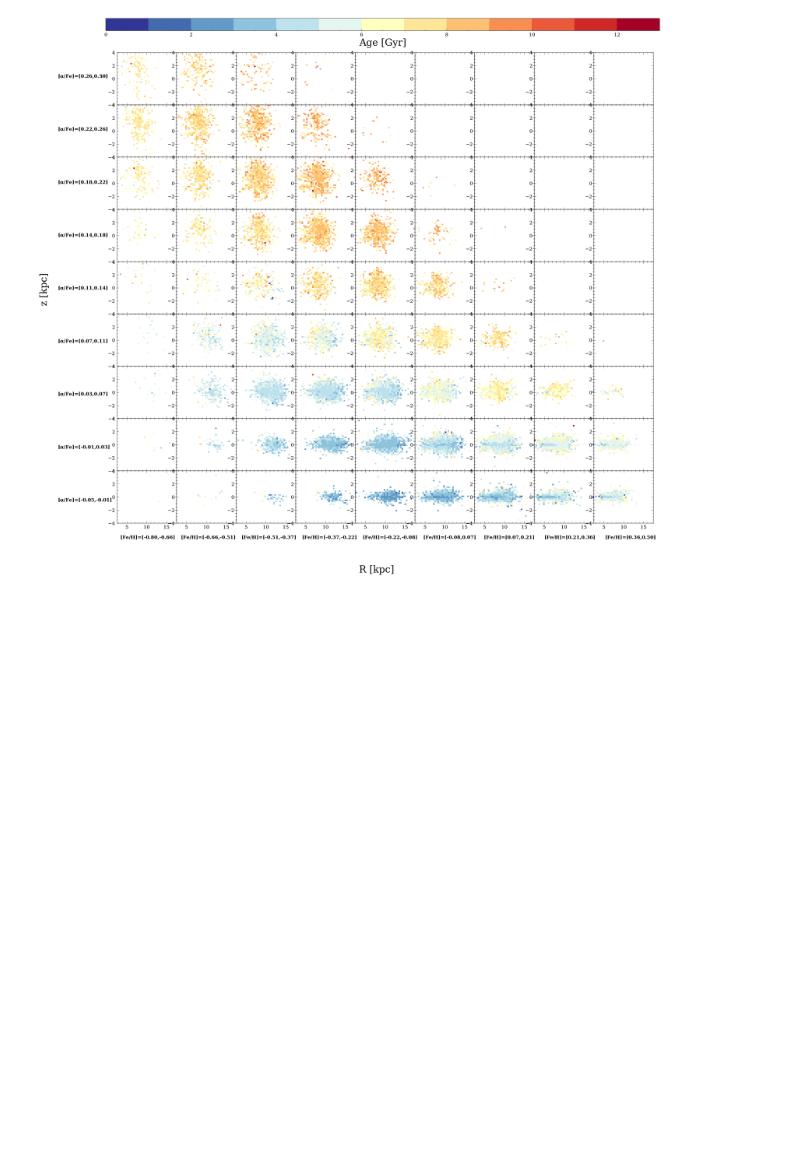
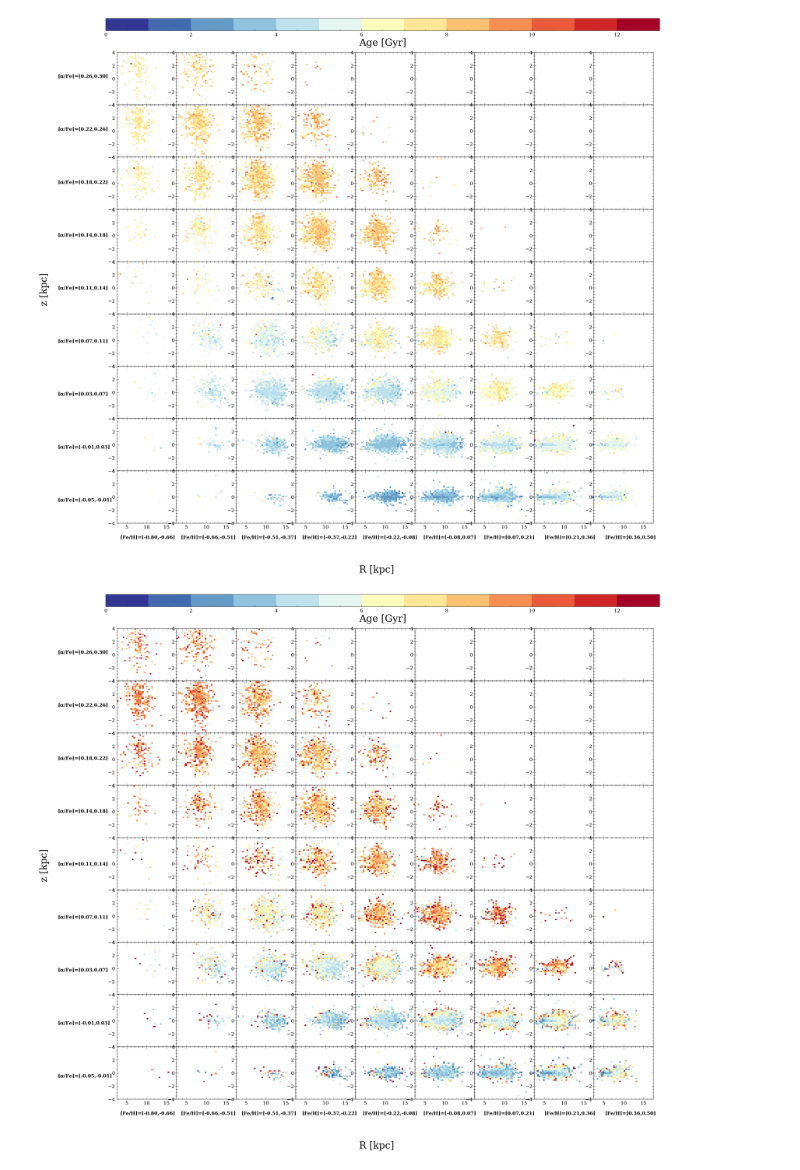
Before and after one commit to lyx12311/HighAlpha, a Jupyter notebook: CompAges.ipynb, the cells around one changed output. Saved outputs shown, nothing was run; the diff lists cells and outputs as text; code cells hidden in the pictures; blank space fills up the shorter version.

```diff
--- a/CompAges.ipynb
+++ b/CompAges.ipynb
@@ -196,3 +215,82 @@ for i in range(10-1):
              fontsize=25, fontweight='bold')
 # %% [output]
 [figure]
+# %%
+from scipy.ndimage import gaussian_filter
+
+#Febin=np.linspace(-0.8,0.5,10)
+#alpha=np.linspace(0.3,-0.05,10)
+Febin=np.linspace(-0.8,0.5,10)
+alpha=np.linspace(0.3,-0.05,10)
+
+#plt.figure(figsize=(len(Febin)*10-10,len(alpha)*10-10))
+
+x1,x2,y1,y2 = 2.5,17.5,-4,4
+lims = [x1,x2,y1,y2]
+lims = np.array(lims)
+binnum = 40
+
+#df_CM=df_CM.loc[df_CM['Age_err']<5]
+print(len(cmage))
+
+fig, axarr = plt.subplots(len(alpha)-1,len(Febin)-1,gridspec_kw={'hspace': 0, 'wspace': 0},
+                          figsize=(len(Febin)*5,len(alpha)*5-5))
+count=0
+
+for i in range(len(alpha)-1):
+    print(i/(len(alpha)-1))
+    clear_output(wait = True)
+
+    df_all=cmage.loc[cmage['ALPHA_M']>alpha[i+1]]
+    df_all=df_all.loc[df_all['ALPHA_M']<alpha[i]]
+    #print(len(df_all))
+
+    for j in trange(len(Febin)-1):
+        df_all_z=df_all.loc[(df_all['M_H'])>Febin[j]]
+        df_all_z=df_all_z.loc[(df_all_z['M_H'])<Febin[j+1]]
+
+        #print(len(df_all_z))
+        image=makeagemap_each(df_all_z['R'].values,df_all_z['z'].values,
+                df_all_z['Age'].values,lims, binnum)
+
+
+        cmap1 = plt.cm.get_cmap('RdYlBu_r',13)
+        cmap1.set_bad('white',1.)
+
+        x1m,x2m,y1m,y2m = lims[0], lims[1], lims[2], lims[3]
+
+        im=axarr[i,j].imshow(image.T, interpolation="nearest" ,aspect = 'auto',origin = 'lower',
+                   extent = (x1m,x2m, y1m,y2m),cmap=cmap1, vmin=0,vmax=13)
+
+        count=count+1
+
+        #plt.subplots_adjust(bottom=0.20)
+        #plt.xlabel("R [kpc]",fontsize = 20,labelpad =5)
+        #plt.ylabel("z [kpc]" ,fontsize = 20)
+
+        #cb=plt.colorbar(orientation = 'horizontal', shrink=.75)
+        #fs = 20
+        #cb.set_label('Age [Gyr]',fontsize = fs,labelpad = 5)
+        #fs = 30
+
+        plt.xlim(x1m,x2m)
+        plt.ylim(y1m,y2m)
+
+        #count=count+1
+        #plt.title('%.2f<[Fe/H]<%.2f,%.2f<[$\\alpha$/Fe]<%.2f'%(Febin[j],Febin[j+1],alpha[i+1],alpha[i]),fontsize=25)
+        #plt.tight_layout()
+cb_ax = fig.add_axes([0.109, 0.915, 0.8, 0.02])
+cbar = fig.colorbar(im, cax=cb_ax,orientation = 'horizontal')
+car = cbar.set_label('Age [Gyr]',fontsize = 50,labelpad = 5)
+
+
+fig.text(0.02, 0.5, 'z [kpc]', ha='center', va='center', rotation='vertical',fontsize=50)
+fig.text(0.5, 0.05, 'R [kpc]', ha='center', va='center', rotation='horizontal',fontsize=50)
+
+for i in range(10-1):
+    fig.text(0.04, 0.16+0.085*i, '[α/Fe]=[%.2f,%.2f]'%(0.3-alpha[i]-0.05,0.3-alpha[i+1]-0.05), rotation='horizontal',
+             fontsize=25, fontweight='bold')
+    fig.text(0.13+0.0875*i, 0.1, '[Fe/H]=[%.2f,%.2f]'%(Febin[i],Febin[i+1]), rotation='horizontal',
+             fontsize=25, fontweight='bold')
+# %% [output]
+[figure, added]
```
Also changed, not shown: parts of 15 cells of this notebook, 1 other file.
